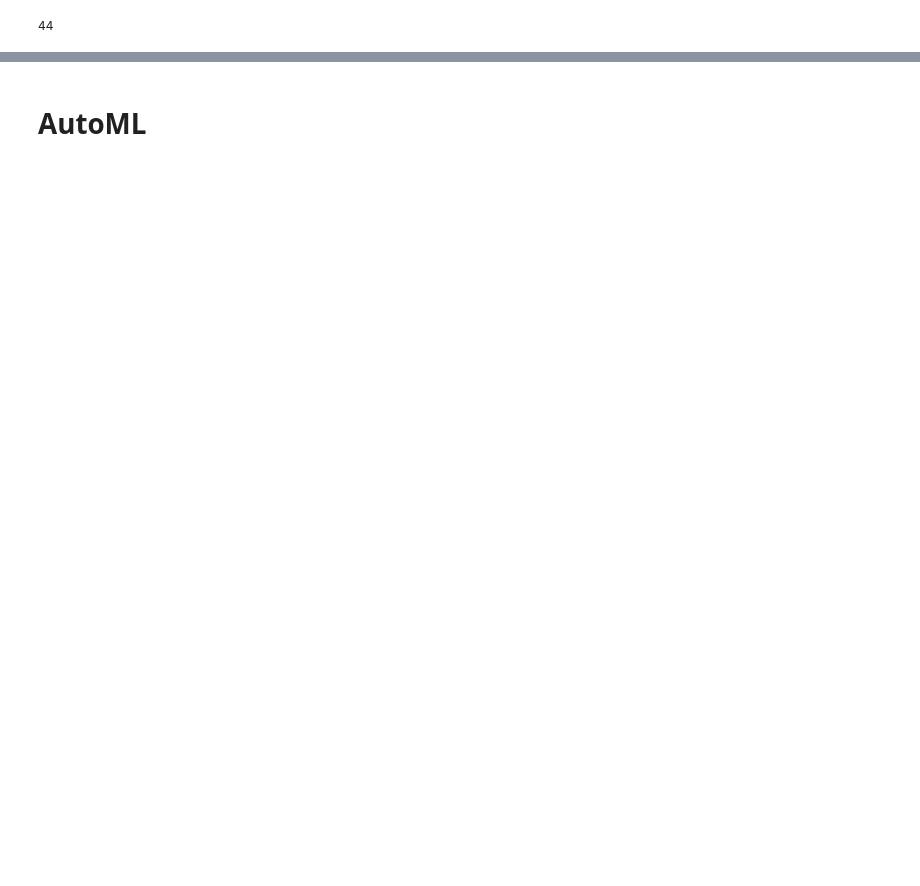
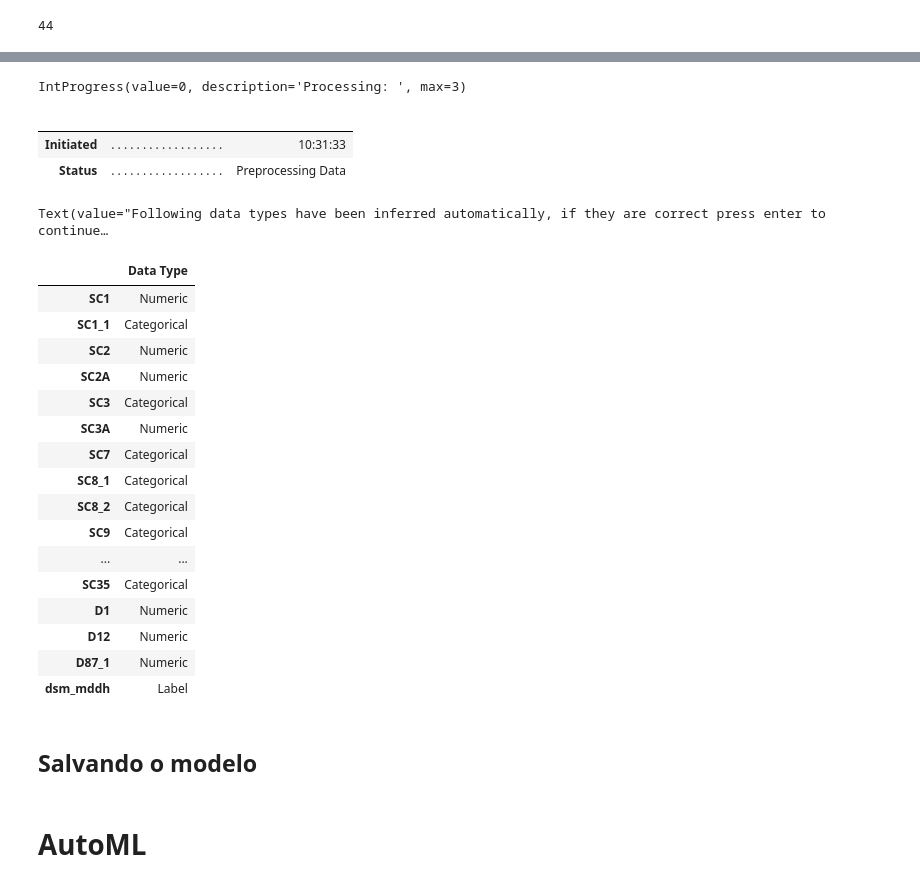
Before and after one commit to matheuss3/promental, a Jupyter notebook: notebooks/analise_exploratoria_v2.ipynb, the cells around one changed output, grey strips where cells are left out. Drawn from its saved outputs; the diff is of its cells as text; code cells hidden in the pictures; blank space fills up the shorter version.

```diff
--- a/notebooks/analise_exploratoria_v2.ipynb
+++ b/notebooks/analise_exploratoria_v2.ipynb
@@ -351,0 +366,26 @@ len(list(X_train.columns))
+# %%
+s = setup(df_result, target='dsm_mddh')
+# %% [output]
+IntProgress(value=0, description='Processing: ', max=3)
+|  |  |  |
+|  |  |  |
+| Initiated | . . . . . . . . . . . . . . . . . . | 10:31:33 |
+| Status | . . . . . . . . . . . . . . . . . . | Preprocessing Data |
+Text(value="Following data types have been inferred automatically, if they are correct press enter to continue…
+|  | Data Type |
+| SC1 | Numeric |
+| SC1_1 | Categorical |
+| SC2 | Numeric |
+| SC2A | Numeric |
+| SC3 | Categorical |
+| SC3A | Numeric |
+| SC7 | Categorical |
+| SC8_1 | Categorical |
+| SC8_2 | Categorical |
+| SC9 | Categorical |
+| ... | ... |
+| SC35 | Categorical |
+| D1 | Numeric |
+| D12 | Numeric |
+| D87_1 | Numeric |
+| dsm_mddh | Label |
@@ -351,0 +396,2 @@ len(list(X_train.columns))
+# %% [markdown]
+## Salvando o modelo
```
Also changed, not shown: parts of 19 cells of this notebook, 6 other files.
